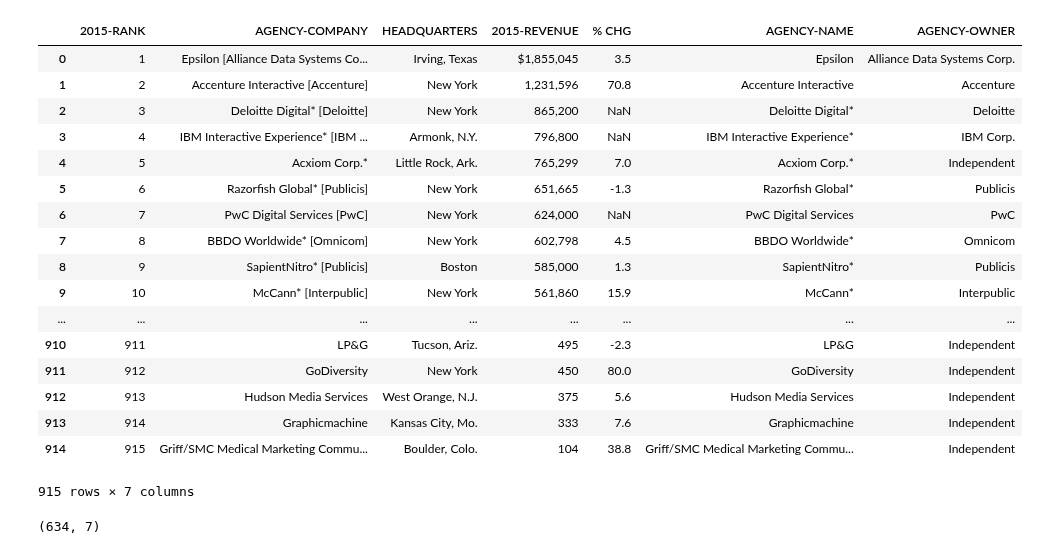
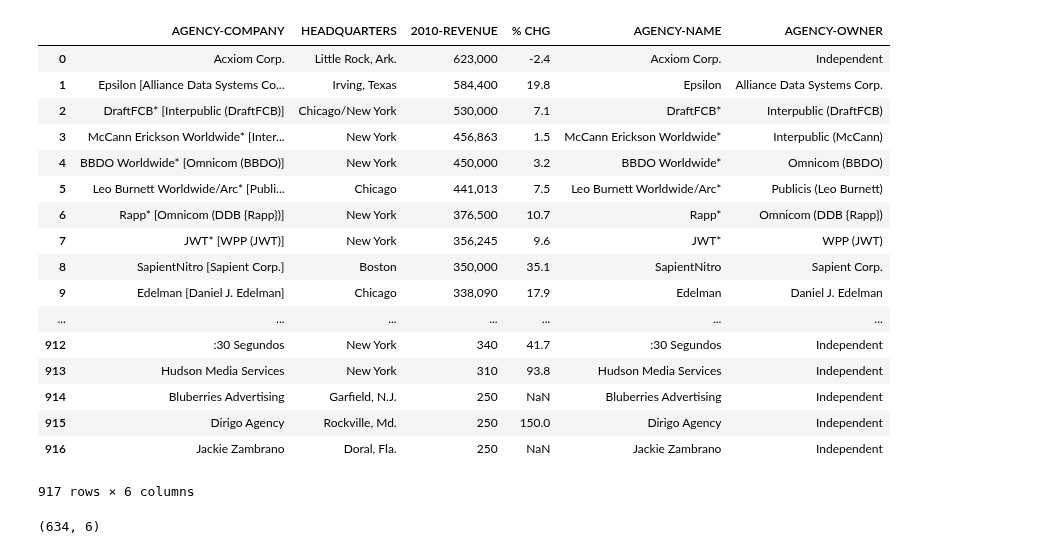
Before and after one commit to xthomas/dataviz, a Jupyter notebook: AgencyRevenueModels/NewYork-Agencies-InOurPriceRange.ipynb, the cells around one changed output. Saved outputs shown, nothing was run; the diff lists cells and outputs as text; code cells hidden in the pictures.

Commit message:
Adding last nights work...finishing the Inc 5000 New York agencies

```diff
--- a/AgencyRevenueModels/NewYork-Agencies-InOurPriceRange.ipynb
+++ b/AgencyRevenueModels/NewYork-Agencies-InOurPriceRange.ipynb
@@ -4,7 +4,7 @@ import pandas as pd
 import matplotlib.pyplot as plt
 import re
 # %%
-raw='/Users/xavier/Documents/src/dataviz/AgencyRevenueModels/adage-data/2015.csv'
-adage15 = pd.read_csv(raw)
-adage15
+raw='/Users/xavier/Documents/src/dataviz/AgencyRevenueModels/adage-data/adage-900_2010.csv'
+adage = pd.read_csv(raw)
+adage
 # %% [output]
@@ -160,35 +140,35 @@ def indySubstitute(x):
 # %%
 # Create two new variables that take the two outputs of the function
 #df['post_score_x2'], df['post_score_x3'] = zip(*df['postTestScore'].map(score_multipler_2x_and_3x))
-adage15['AGENCY-NAME'], adage15['AGENCY-OWNER'] = zip(*adage15['AGENCY-COMPANY'].map(indySubstitute))
-adage15
+adage['AGENCY-NAME'], adage['AGENCY-OWNER'] = zip(*adage['AGENCY-COMPANY'].map(indySubstitute))
+adage
 # %% [output]
-|  | 2015-RANK | AGENCY-COMPANY | HEADQUARTERS | 2015-REVENUE | % CHG | AGENCY-NAME | AGENCY-OWNER |
-| 0 | 1 | Epsilon [Alliance Data Systems Co... | Irving, Texas | $1,855,045 | 3.5 | Epsilon | Alliance Data Systems Corp. |
-| 1 | 2 | Accenture Interactive [Accenture] | New York | 1,231,596 | 70.8 | Accenture Interactive | Accenture |
-| 2 | 3 | Deloitte Digital* [Deloitte] | New York | 865,200 | NaN | Deloitte Digital* | Deloitte |
-| 3 | 4 | IBM Interactive Experience* [IBM ... | Armonk, N.Y. | 796,800 | NaN | IBM Interactive Experience* | IBM Corp. |
-| 4 | 5 | Acxiom Corp.* | Little Rock, Ark. | 765,299 | 7.0 | Acxiom Corp.* | Independent |
-| 5 | 6 | Razorfish Global* [Publicis] | New York | 651,665 | -1.3 | Razorfish Global* | Publicis |
-| 6 | 7 | PwC Digital Services [PwC] | New York | 624,000 | NaN | PwC Digital Services | PwC |
-| 7 | 8 | BBDO Worldwide* [Omnicom] | New York | 602,798 | 4.5 | BBDO Worldwide* | Omnicom |
-| 8 | 9 | SapientNitro* [Publicis] | Boston | 585,000 | 1.3 | SapientNitro* | Publicis |
-| 9 | 10 | McCann* [Interpublic] | New York | 561,860 | 15.9 | McCann* | Interpublic |
-| ... | ... | ... | ... | ... | ... | ... | ... |
-| 910 | 911 | LP&G | Tucson, Ariz. | 495 | -2.3 | LP&G | Independent |
-| 911 | 912 | GoDiversity | New York | 450 | 80.0 | GoDiversity | Independent |
-| 912 | 913 | Hudson Media Services | West Orange, N.J. | 375 | 5.6 | Hudson Media Services | Independent |
-| 913 | 914 | Graphicmachine | Kansas City, Mo. | 333 | 7.6 | Graphicmachine | Independent |
-| 914 | 915 | Griff/SMC Medical Marketing Commu... | Boulder, Colo. | 104 | 38.8 | Griff/SMC Medical Marketing Commu... | Independent |
+|  | AGENCY-COMPANY | HEADQUARTERS | 2010-REVENUE | % CHG | AGENCY-NAME | AGENCY-OWNER |
+| 0 | Acxiom Corp. | Little Rock, Ark. | 623,000 | -2.4 | Acxiom Corp. | Independent |
+| 1 | Epsilon [Alliance Data Systems Co... | Irving, Texas | 584,400 | 19.8 | Epsilon | Alliance Data Systems Corp. |
+| 2 | DraftFCB* [Interpublic (DraftFCB)] | Chicago/New York | 530,000 | 7.1 | DraftFCB* | Interpublic (DraftFCB) |
+| 3 | McCann Erickson Worldwide* [Inter... | New York | 456,863 | 1.5 | McCann Erickson Worldwide* | Interpublic (McCann) |
+| 4 | BBDO Worldwide* [Omnicom (BBDO)] | New York | 450,000 | 3.2 | BBDO Worldwide* | Omnicom (BBDO) |
+| 5 | Leo Burnett Worldwide/Arc* [Publi... | Chicago | 441,013 | 7.5 | Leo Burnett Worldwide/Arc* | Publicis (Leo Burnett) |
+| 6 | Rapp* [Omnicom (DDB {Rapp})] | New York | 376,500 | 10.7 | Rapp* | Omnicom (DDB {Rapp}) |
+| 7 | JWT* [WPP (JWT)] | New York | 356,245 | 9.6 | JWT* | WPP (JWT) |
+| 8 | SapientNitro [Sapient Corp.] | Boston | 350,000 | 35.1 | SapientNitro | Sapient Corp. |
+| 9 | Edelman [Daniel J. Edelman] | Chicago | 338,090 | 17.9 | Edelman | Daniel J. Edelman |
+| ... | ... | ... | ... | ... | ... | ... |
+| 912 | :30 Segundos | New York | 340 | 41.7 | :30 Segundos | Independent |
+| 913 | Hudson Media Services | New York | 310 | 93.8 | Hudson Media Services | Independent |
+| 914 | Bluberries Advertising | Garfield, N.J. | 250 | NaN | Bluberries Advertising | Independent |
+| 915 | Dirigo Agency | Rockville, Md. | 250 | 150.0 | Dirigo Agency | Independent |
+| 916 | Jackie Zambrano | Doral, Fla. | 250 | NaN | Jackie Zambrano | Independent |
-915 rows × 7 columns
+917 rows × 6 columns
 # %%
 #radar = revbytype[(revbytype['2015 US REVENUE'] > 9999) & (revbytype['2015 US REVENUE'] < 59999)]
 #adage15['AGENCY-NAME'], adage15['AGENCY-OWNER'] = zip(*adage15['AGENCY-COMPANY'].map(indySubstitute))
 #radar = adage15[(adage15['AGENCY-COMPANY']=='Independent') & (adage15['2015-REVENUE'] < 59999)]
-indies = adage15[adage15['AGENCY-OWNER']=='Independent']
+indies = adage[adage['AGENCY-OWNER']=='Independent']
 indies.shape
 # %% [output]
-(634, 7)
+(634, 6)
 # %%
 indies
 # %% [output]
```
Also changed, not shown: parts of 7 cells of this notebook, 9 other files.
